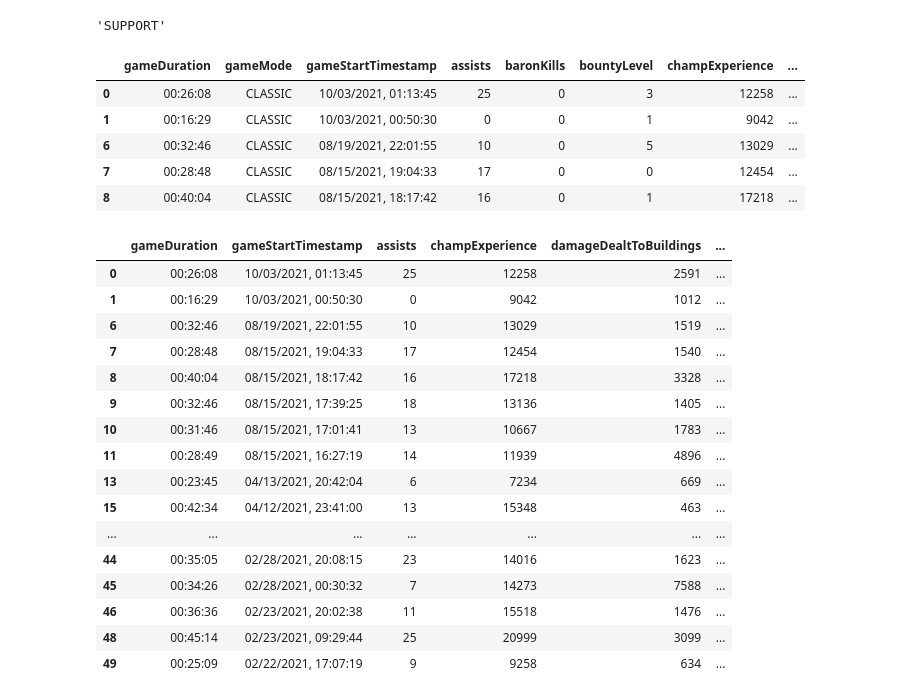
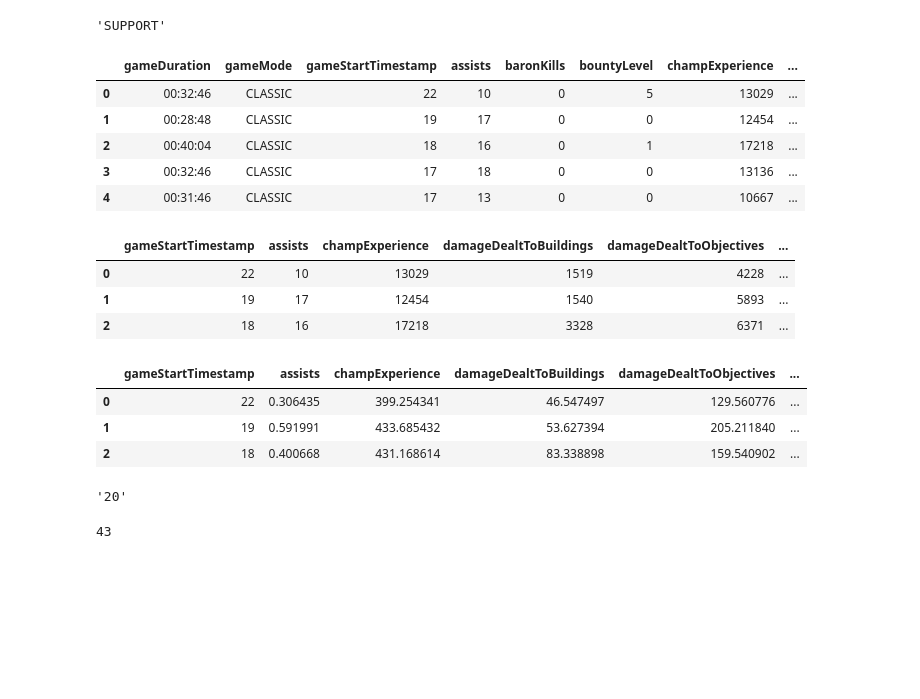
Before and after one commit to jalex141/League-Rank, a Jupyter notebook: notebooks/clean.ipynb, the cells around one changed output. Cells and saved outputs as stored; diff of their text form; code cells hidden in the pictures; blank space fills up the shorter version.

```diff
--- a/notebooks/clean.ipynb
+++ b/notebooks/clean.ipynb
@@ -78,9 +79,10 @@ duration(1966152)
 # %% [output]
 '00:32:46'
 # %%
-#["game_start"]
-dfr.gameStartTimestamp = dfr.gameStartTimestamp.apply(lambda x: datetime.fromtimestamp(x/1000).strftime("%m/%d/%Y, %H:%M:%S"))
+#["game_start"] .strftime("%m/%d/%Y, %H:%M:%S")
+dfr.gameStartTimestamp = dfr.gameStartTimestamp.apply(lambda x: datetime.fromtimestamp(x/1000).strftime("%H"))
 dfr.gameDuration = dfr.gameDuration.apply(duration)
+dfr.timePlayed = dfr.timePlayed.apply(lambda x: x/60)
 
 dfr.head(5)
 # %% [output]
@@ -115,35 +121,22 @@ dfr.role.value_counts().index[0]
 # %% [output]
 'SUPPORT'
 # %%
-interesting_columns = ['gameDuration','gameStartTimestamp','assists','champExperience','damageDealtToBuildings','damageDealtToObjectives','damageDealtToTurrets','damageSelfMitigated','deaths','firstBloodAssist','firstBloodKill','goldEarned','inhibitorTakedowns','kills','summonerLevel','timeCCingOthers','timePlayed','totalDamageDealt','totalDamageDealtToChampions','totalMinionsKilled','totalTimeSpentDead','visionScore','win']
+interesting_columns = ['gameStartTimestamp','assists','champExperience','damageDealtToBuildings','damageDealtToObjectives','damageDealtToTurrets','damageSelfMitigated','deaths','firstBloodAssist','firstBloodKill','goldEarned','inhibitorTakedowns','kills','timeCCingOthers','timePlayed','totalDamageDealt','totalDamageDealtToChampions','totalMinionsKilled','totalTimeSpentDead','visionScore','win']
 # %%
 dfr_f = dfr[dfr.role == dfr.role.value_counts().index[0]]
 dfr_f.head(5)
 # %% [output]
 |  | gameDuration | gameMode | gameStartTimestamp | assists | baronKills | bountyLevel | champExperience | ... |
-| 0 | 00:26:08 | CLASSIC | 10/03/2021, 01:13:45 | 25 | 0 | 3 | 12258 | ... |
-| 1 | 00:16:29 | CLASSIC | 10/03/2021, 00:50:30 | 0 | 0 | 1 | 9042 | ... |
-| 6 | 00:32:46 | CLASSIC | 08/19/2021, 22:01:55 | 10 | 0 | 5 | 13029 | ... |
-| 7 | 00:28:48 | CLASSIC | 08/15/2021, 19:04:33 | 17 | 0 | 0 | 12454 | ... |
-| 8 | 00:40:04 | CLASSIC | 08/15/2021, 18:17:42 | 16 | 0 | 1 | 17218 | ... |
+| 0 | 00:32:46 | CLASSIC | 22 | 10 | 0 | 5 | 13029 | ... |
+| 1 | 00:28:48 | CLASSIC | 19 | 17 | 0 | 0 | 12454 | ... |
+| 2 | 00:40:04 | CLASSIC | 18 | 16 | 0 | 1 | 17218 | ... |
+| 3 | 00:32:46 | CLASSIC | 17 | 18 | 0 | 0 | 13136 | ... |
+| 4 | 00:31:46 | CLASSIC | 17 | 13 | 0 | 0 | 10667 | ... |
 # %%
 dfr_fr = dfr_f[interesting_columns]
-dfr_fr
+dfr_fr.head(3)
 # %% [output]
-|  | gameDuration | gameStartTimestamp | assists | champExperience | damageDealtToBuildings | ... |
-| 0 | 00:26:08 | 10/03/2021, 01:13:45 | 25 | 12258 | 2591 | ... |
-| 1 | 00:16:29 | 10/03/2021, 00:50:30 | 0 | 9042 | 1012 | ... |
-| 6 | 00:32:46 | 08/19/2021, 22:01:55 | 10 | 13029 | 1519 | ... |
-| 7 | 00:28:48 | 08/15/2021, 19:04:33 | 17 | 12454 | 1540 | ... |
-| 8 | 00:40:04 | 08/15/2021, 18:17:42 | 16 | 17218 | 3328 | ... |
-| 9 | 00:32:46 | 08/15/2021, 17:39:25 | 18 | 13136 | 1405 | ... |
-| 10 | 00:31:46 | 08/15/2021, 17:01:41 | 13 | 10667 | 1783 | ... |
-| 11 | 00:28:49 | 08/15/2021, 16:27:19 | 14 | 11939 | 4896 | ... |
-| 13 | 00:23:45 | 04/13/2021, 20:42:04 | 6 | 7234 | 669 | ... |
-| 15 | 00:42:34 | 04/12/2021, 23:41:00 | 13 | 15348 | 463 | ... |
-| ... | ... | ... | ... | ... | ... | ... |
-| 44 | 00:35:05 | 02/28/2021, 20:08:15 | 23 | 14016 | 1623 | ... |
-| 45 | 00:34:26 | 02/28/2021, 00:30:32 | 7 | 14273 | 7588 | ... |
-| 46 | 00:36:36 | 02/23/2021, 20:02:38 | 11 | 15518 | 1476 | ... |
-| 48 | 00:45:14 | 02/23/2021, 09:29:44 | 25 | 20999 | 3099 | ... |
-| 49 | 00:25:09 | 02/22/2021, 17:07:19 | 9 | 9258 | 634 | ... |
+|  | gameStartTimestamp | assists | champExperience | damageDealtToBuildings | damageDealtToObjectives | ... |
+| 0 | 22 | 10 | 13029 | 1519 | 4228 | ... |
+| 1 | 19 | 17 | 12454 | 1540 | 5893 | ... |
+| 2 | 18 | 16 | 17218 | 3328 | 6371 | ... |
@@ -149,0 +150,15 @@ dfr_fr
+# %%
+dfr_fr.head(3)
+# %% [output]
+|  | gameStartTimestamp | assists | champExperience | damageDealtToBuildings | damageDealtToObjectives | ... |
+| 0 | 22 | 0.306435 | 399.254341 | 46.547497 | 129.560776 | ... |
+| 1 | 19 | 0.591991 | 433.685432 | 53.627394 | 205.211840 | ... |
+| 2 | 18 | 0.400668 | 431.168614 | 83.338898 | 159.540902 | ... |
+# %%
+dfr_fr.gameStartTimestamp.value_counts().index[0]
+# %% [output]
+'20'
+# %%
+len(dfr_fr["timePlayed"])
+# %% [output]
+43
```
Also changed, not shown: parts of 8 cells of this notebook, 8 other files.
